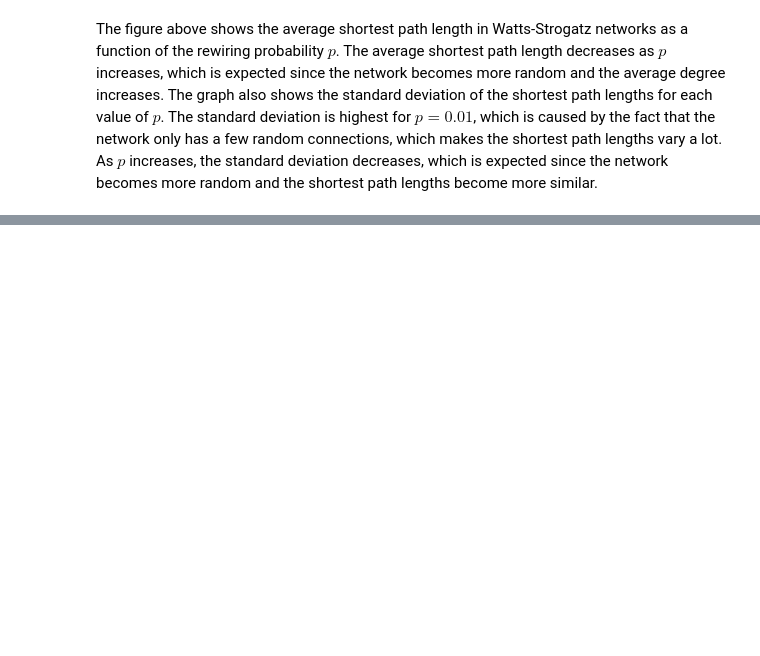
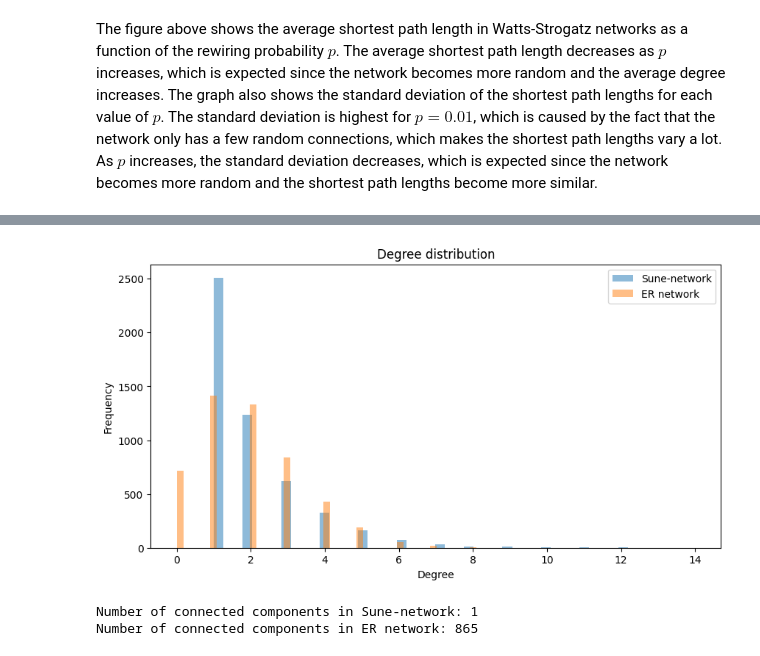
Before and after one commit to matyiandras/socialgraphs2024, a Jupyter notebook: files/week3_ex.ipynb, the cells around one changed output, grey strips where cells are left out. Saved outputs shown, nothing was run; the diff lists cells and outputs as text; code cells hidden in the pictures; blank space fills up the shorter version.

```diff
--- a/files/week3_ex.ipynb
+++ b/files/week3_ex.ipynb
@@ -66,0 +174,13 @@ The figure above shows the average shortest path length in Watts-Strogatz networ
+# %%
+F_CM = nx.configuration_model([G_ba.degree(node) for node in G_ba.nodes()])
+
+cnt = 0
+
+for i in range(1000):
+    random_node = np.random.choice(F_CM.nodes())
+    neighbors = list(F_CM.neighbors(random_node))
+    avg_degree = sum([F_CM.degree(node) for node in neighbors]) / len(neighbors)
+    if avg_degree > F_CM.degree(random_node):
+        cnt += 1
+
+print("Fraction of nodes whose neighbors have a higher average degree: {}".format(cnt / 1000))
@@ -66,0 +196,59 @@ The figure above shows the average shortest path length in Watts-Strogatz networ
+# %%
+import networkx as nx
+import matplotlib.pyplot as plt
+import numpy as np
+
+# Step 1: Grow the Sune-network
+def grow_sune_network(num_nodes):
+    G = nx.Graph()
+    G.add_node(0)  # Start with a single node
+
+    for i in range(1, num_nodes):
+        new_node = i
+        existing_nodes = list(G.nodes)
+        target_node = np.random.choice(existing_nodes)
+        G.add_edge(new_node, target_node)
+
+    return G
+
+# Step 2: Generate an ER network with the same number of nodes and links as the Sune-network
+def generate_er_network(num_nodes, num_edges):
+    p = num_edges / (num_nodes * (num_nodes - 1) / 2)
+    ER = nx.erdos_renyi_graph(num_nodes, p)
+    return ER
+
+# Parameters
+num_nodes = 5000
+
+# Grow the Sune-network
+sune_network = grow_sune_network(num_nodes)
+
+# Calculate the number of edges in the Sune-network
+num_edges_sune = sune_network.number_of_edges()
+
+# Generate the ER network with the same number of nodes and edges
+er_network = generate_er_network(num_nodes, num_edges_sune)
+
+# Plot degree distributions
+sune_degrees = [degree for node, degree in sune_network.degree()]
+er_degrees = [degree for node, degree in er_network.degree()]
+
+plt.figure( figsize=(10, 5))
+plt.hist(sune_degrees, bins=50, alpha=0.5, label='Sune-network')
+plt.hist(er_degrees, bins=50, alpha=0.5, label='ER network')
+plt.xlabel('Degree')
+plt.ylabel('Frequency')
+plt.title('Degree distribution')
+plt.legend()
+plt.show()
+
+# Compare the number of connected components
+num_components_sune = nx.number_connected_components(sune_network)
+num_components_er = nx.number_connected_components(er_network)
+
+print(f"Number of connected components in Sune-network: {num_components_sune}")
+print(f"Number of connected components in ER network: {num_components_er}")
+# %% [output]
+[figure, added]
+Number of connected components in Sune-network: 1
+Number of connected components in ER network: 865
```
Also changed, not shown: parts of 12 cells of this notebook.
